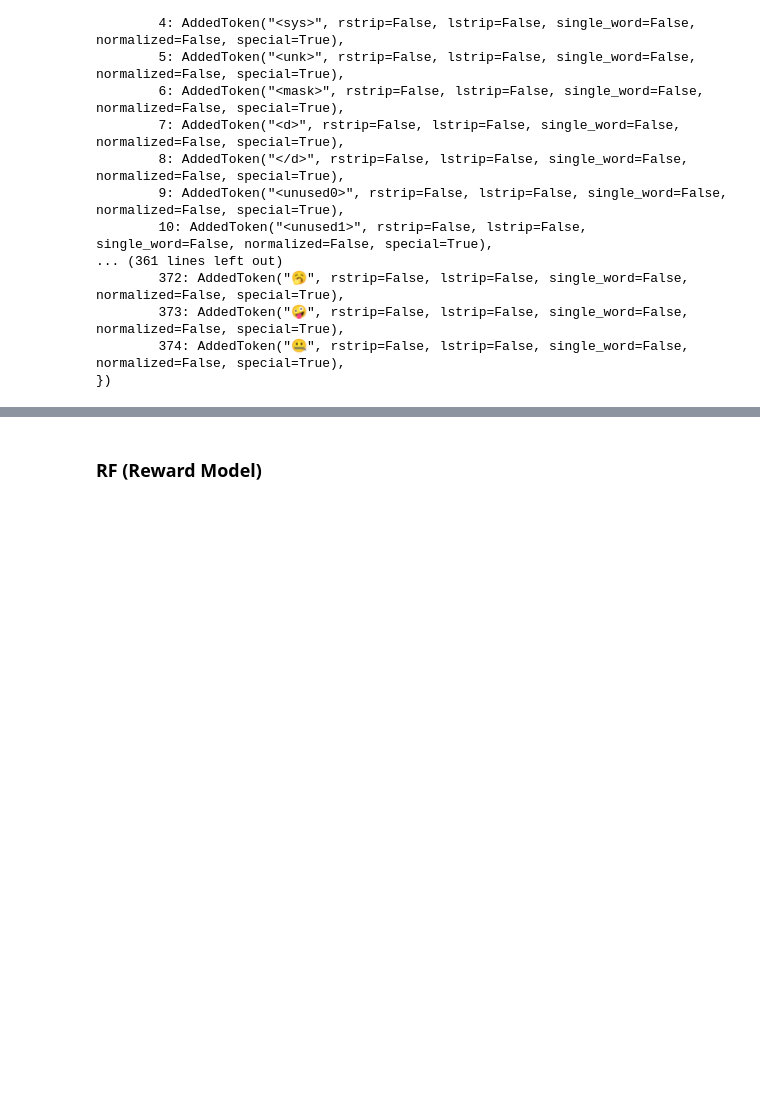
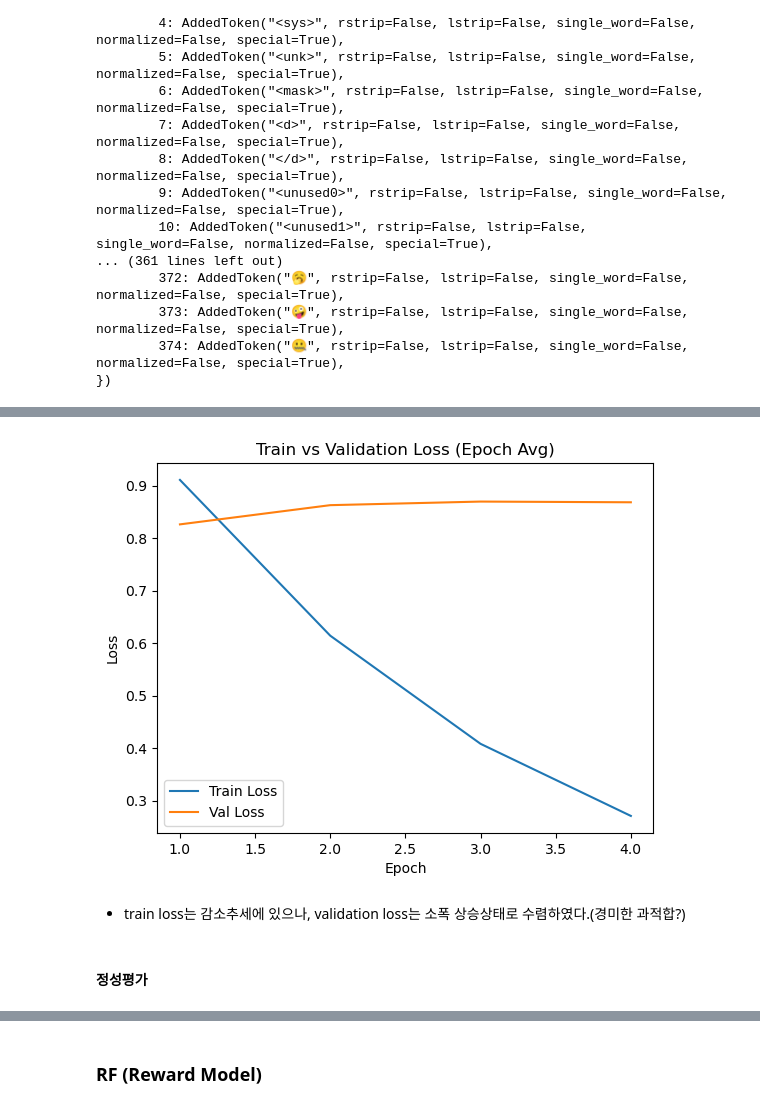
Before and after one commit to zhengyin3216/AIFFEL_quest_rs, a Jupyter notebook: GoingDeeper/GD09/GD09_n10_RLHF_KoChatGpt-upgrade.ipynb, the cells around one changed output, grey strips where cells are left out. Cells and saved outputs as stored; diff of their text form; code cells hidden in the pictures; blank space fills up the shorter version.

```diff
--- a/GoingDeeper/GD09/GD09_n10_RLHF_KoChatGpt-upgrade.ipynb
+++ b/GoingDeeper/GD09/GD09_n10_RLHF_KoChatGpt-upgrade.ipynb
@@ -460,0 +566,13 @@ short_list
+# %%
+import json
+
+datasets = {
+    'KoChatGPT/data_kochatgpt/kochatgpt_1_SFT_new.jsonl': clean_list_data_dict_sft,
+    'KoChatGPT/data_kochatgpt/kochatgpt_2_RM_new.jsonl' : clean_list_data_dict_rm,
+    'KoChatGPT/data_kochatgpt/kochatgpt_3_PPO_new.jsonl': clean_list_data_dict_ppo,
+}
+
+for path, data in datasets.items():
+    with open(path, 'w', encoding='utf-8') as f:
+        json.dump(data, f, ensure_ascii=False, indent=2)
+    print(f"저장 완료: {path} ({len(data)}개)")
@@ -726,0 +821,49 @@ Both `max_new_tokens` (=64) and `max_length`(=50) seem to have been set. `max_ne
+# %%
+import matplotlib.pyplot as plt
+import numpy as np
+
+logs = trainer.state.log_history
+
+# step 단위 train loss만 필터링
+train_step_losses = [x for x in logs if 'loss' in x]
+
+# epoch별 평균 계산
+train_loss_by_epoch = []
+current_epoch = -1
+epoch_losses = []
+
+for entry in train_step_losses:
+    epoch = int(entry['epoch'])  # epoch 번호
+    if epoch != current_epoch:
+        if epoch_losses:
+            train_loss_by_epoch.append(np.mean(epoch_losses))  # 이전 epoch 평균 저장
+        current_epoch = epoch
+        epoch_losses = []
+    epoch_losses.append(entry['loss'])
+
+# 마지막 epoch 평균 추가
+if epoch_losses:
+    train_loss_by_epoch.append(np.mean(epoch_losses))
+
+# val_loss는 이미 epoch 단위
+val_loss = [x['eval_loss'] for x in logs if 'eval_loss' in x]
+
+# epoch별로 맞춰서 길이 맞추기
+min_len = min(len(train_loss_by_epoch), len(val_loss))
+train_loss_by_epoch = train_loss_by_epoch[:min_len]
+val_loss = val_loss[:min_len]
+
+# 그래프
+plt.plot(range(1, min_len+1), train_loss_by_epoch, label='Train Loss')
+plt.plot(range(1, min_len+1), val_loss, label='Val Loss')
+plt.xlabel('Epoch')
+plt.ylabel('Loss')
+plt.legend()
+plt.title('Train vs Validation Loss (Epoch Avg)')
+plt.show()
+# %% [output]
+[figure, added]
+# %% [markdown]
+- train loss는 감소추세에 있으나, validation loss는 소폭 상승상태로 수렴하였다.(경미한 과적합?)
+# %% [markdown]
+#### 정성평가
```
Also changed, not shown: parts of 105 cells of this notebook.
